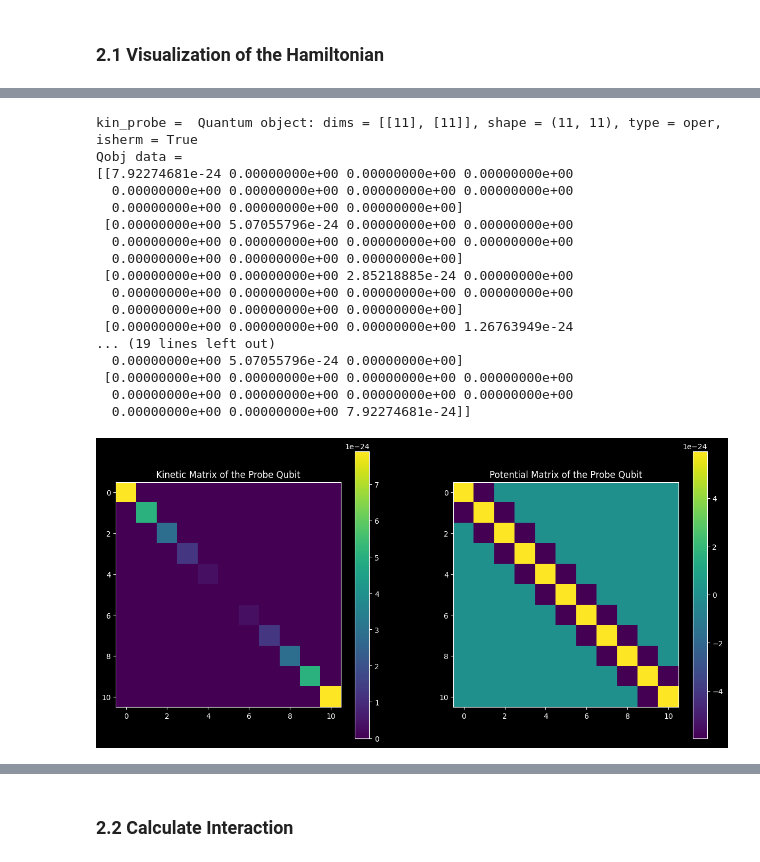
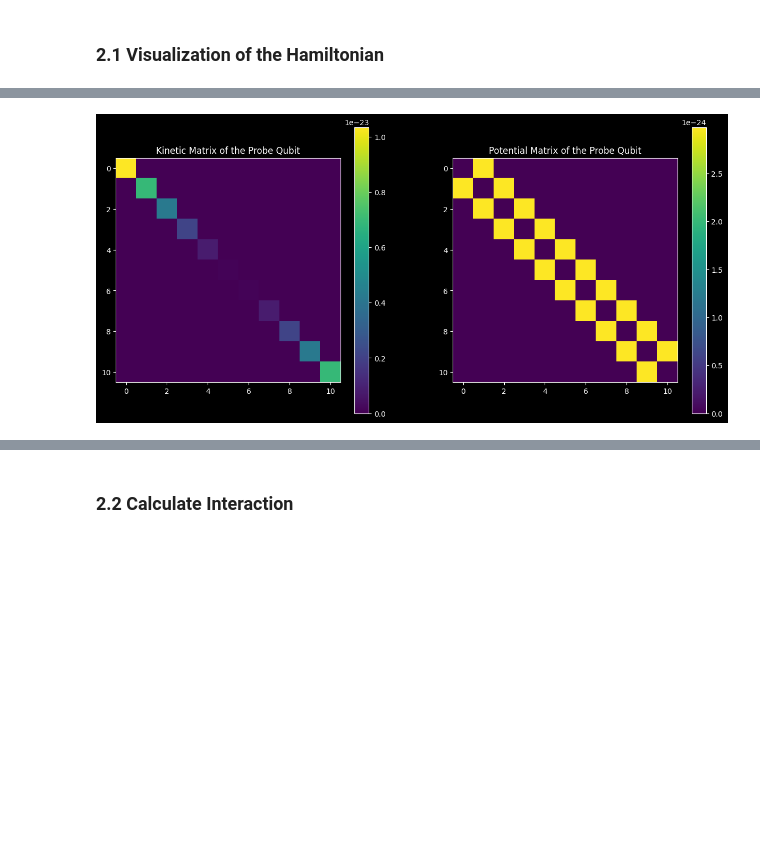
Before and after one commit to balerat/Master-thesis---Superconducting-circuit-analysis, a Jupyter notebook: main/Resonator Coupling.ipynb, the cells around one changed output, grey strips where cells are left out. Cells and saved outputs as stored; diff of their text form; code cells hidden in the pictures; blank space fills up the shorter version.

```diff
--- a/main/Resonator Coupling.ipynb
+++ b/main/Resonator Coupling.ipynb
@@ -61,17 +64,10 @@ ncut_t = 5
 
 L_res = 10e-9
 C_res = 100e-15
-m_cut = 3
+m_cut = 5
 
 # Creation of circuit object
-system_10 = circuit_res([Cc1, Cc2], ng, C_res, L_res, m_cut, [transmon(Ej_p, Cp, ng, ncut_p), transmon(Ej_t, Ct, ng, ncut_t)])
+system_10 = circuit_res([Cc1, Cc2], C_res, L_res, m_cut, [qubit(Ej_p, [Cp], ng, ncut_p), qubit(Ej_t, [Ct], 0, ncut_t)])
 
-C_mat = [
-    [Cp + Cc1, -Cc1, 0, 0],
-    [-Cc1, Cc1 + C_res, -C_res, 0],
-    [0, -C_res, C_res + Cc2, -Cc2],
-    [0, 0, -Cc2, Cc2 + Ct]
-]
-
-print(np.linalg.inv(C_mat))
+system_10.print_params()
 # %% [output]
@@ -142,45 +130,25 @@ Qobj data =
 # %%
 kin_probe = system_10.get_kinetic_probe()
 pot_probe = system_10.get_potential_probe()
-print('kin_probe = ', kin_probe)
-kin_probe = kin_probe.full()
-pot_probe = pot_probe.full()
 
 f = plt.figure(figsize=(15,7))
 
 ax1 = f.add_subplot(121)
 ax1.title.set_text('Kinetic Matrix of the Probe Qubit')
-im1 = ax1.imshow(np.real(kin_probe), cmap=plt.get_cmap(thememap))
+im1 = ax1.imshow(np.absolute(kin_probe.full()), cmap=plt.get_cmap(thememap))
 f.colorbar(im1)
 
 ax2 = f.add_subplot(122)
 ax2.title.set_text('Potential Matrix of the Probe Qubit')
-im2 = ax2.imshow(np.real(pot_probe), cmap=plt.get_cmap(thememap))
+im2 = ax2.imshow(np.absolute(pot_probe.full()), cmap=plt.get_cmap(thememap))
 f.colorbar(im2)
 
 ax1.grid(False)
 ax2.grid(False)
 
 plt.show()
 # %% [output]
-kin_probe =  Quantum object: dims = [[11], [11]], shape = (11, 11), type = oper, isherm = True
-Qobj data =
-[[7.92274681e-24 0.00000000e+00 0.00000000e+00 0.00000000e+00
-  0.00000000e+00 0.00000000e+00 0.00000000e+00 0.00000000e+00
-  0.00000000e+00 0.00000000e+00 0.00000000e+00]
- [0.00000000e+00 5.07055796e-24 0.00000000e+00 0.00000000e+00
-  0.00000000e+00 0.00000000e+00 0.00000000e+00 0.00000000e+00
-  0.00000000e+00 0.00000000e+00 0.00000000e+00]
- [0.00000000e+00 0.00000000e+00 2.85218885e-24 0.00000000e+00
-  0.00000000e+00 0.00000000e+00 0.00000000e+00 0.00000000e+00
-  0.00000000e+00 0.00000000e+00 0.00000000e+00]
- [0.00000000e+00 0.00000000e+00 0.00000000e+00 1.26763949e-24
-... (19 lines left out)
-  0.00000000e+00 5.07055796e-24 0.00000000e+00]
- [0.00000000e+00 0.00000000e+00 0.00000000e+00 0.00000000e+00
-  0.00000000e+00 0.00000000e+00 0.00000000e+00 0.00000000e+00
-  0.00000000e+00 0.00000000e+00 7.92274681e-24]]
-[figure, old version]
+[figure, new version]
 # %%
 kin_target = system_10.get_kinetic_target()
 pot_target = system_10.get_potential_target()
```
Also changed, not shown: parts of 8 cells of this notebook, 3 other files.
